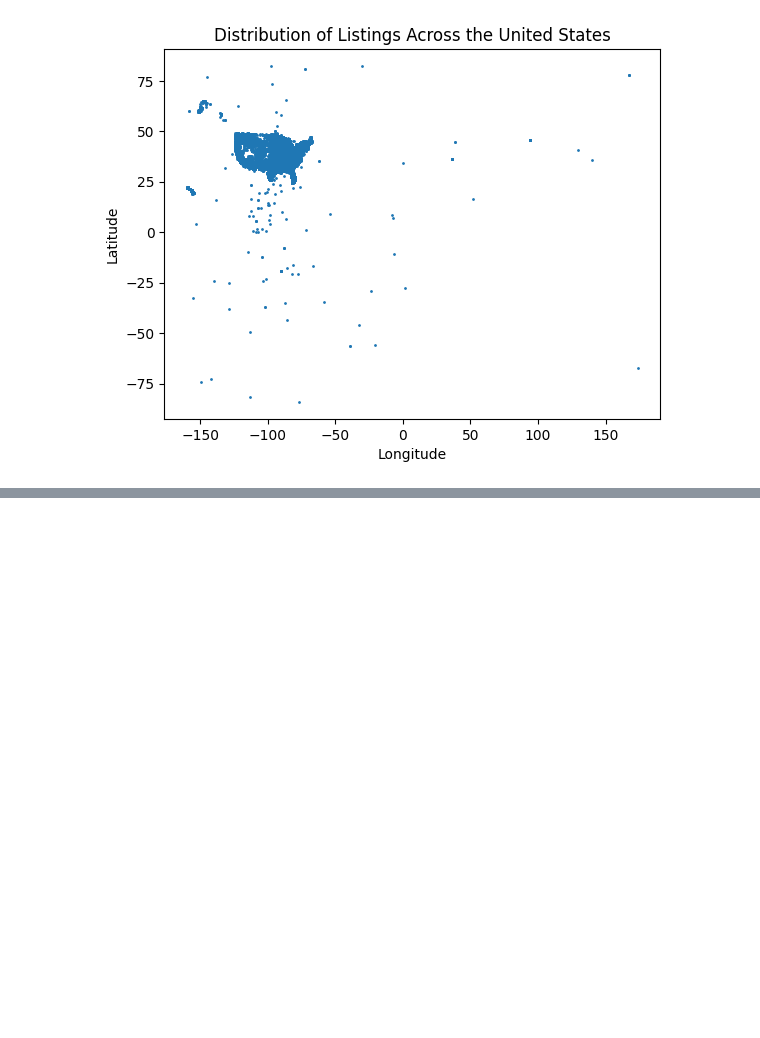
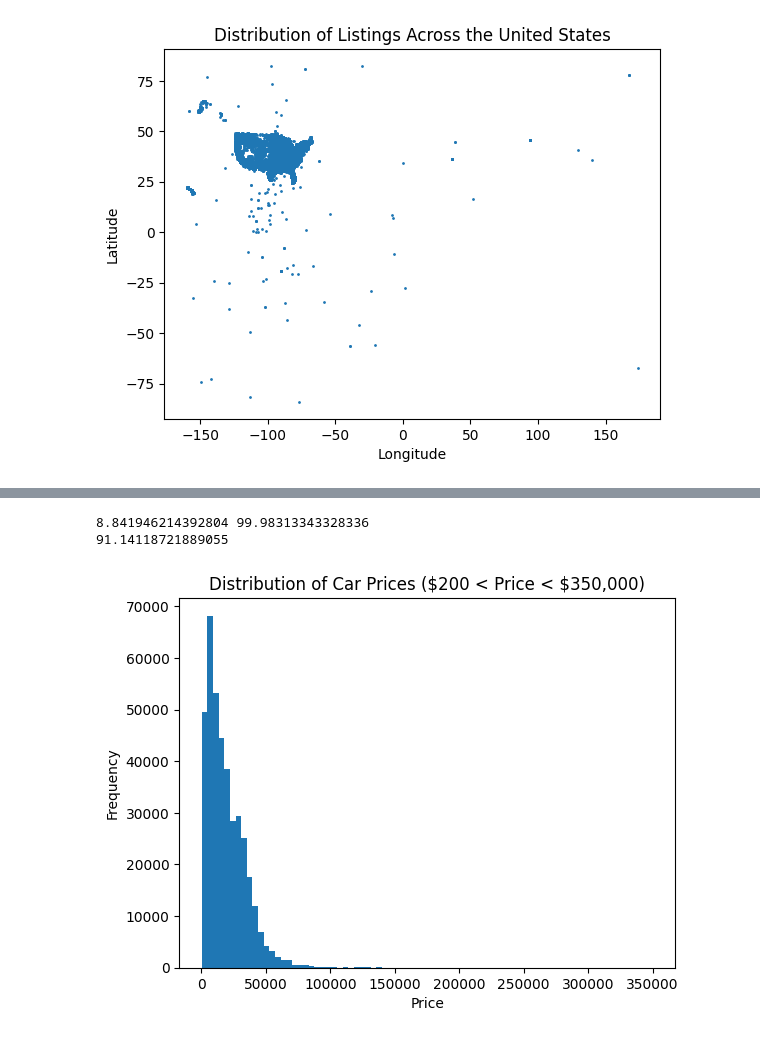
Before and after one commit to zaki1503/craigslistpriceprediction, a Jupyter notebook: DSC148FinalProjectNotebook.ipynb, the cells around one changed output, grey strips where cells are left out. Saved outputs shown, nothing was run; the diff lists cells and outputs as text; code cells hidden in the pictures; blank space fills up the shorter version.

```diff
--- a/DSC148FinalProjectNotebook.ipynb
+++ b/DSC148FinalProjectNotebook.ipynb
@@ -329,0 +372,29 @@ us_map
+# %%
+from scipy.stats import percentileofscore
+
+arr = np.array(df['price'])
+
+# Find percentile of a value
+percentilelo = percentileofscore(arr, 200)
+percentilehi = percentileofscore(arr, 350000)
+
+print(percentilelo, percentilehi)
+print(percentilehi-percentilelo)
+# %% [output]
+8.841946214392804 99.98313343328336
+91.14118721889055
+# %%
+df_clean = df.drop(columns=['county', 'id', 'url', 'region_url', 'image_url'])
+df_clean = df_clean[(df_clean['price'] > 200) & (df_clean['price'] < 350000)]
+
+
+
+
+# Plot histogram of price
+plt.hist(df_clean['price'], bins=80, range=(df_clean['price'].quantile(0), df_clean['price'].quantile(1)))
+plt.xlabel('Price')
+plt.ylabel('Frequency')
+plt.title('Distribution of Car Prices (\$200 < Price < \$350,000)')
+plt.show()
+# %% [output]
+[figure, added]
```
Also changed, not shown: parts of 16 cells of this notebook.
